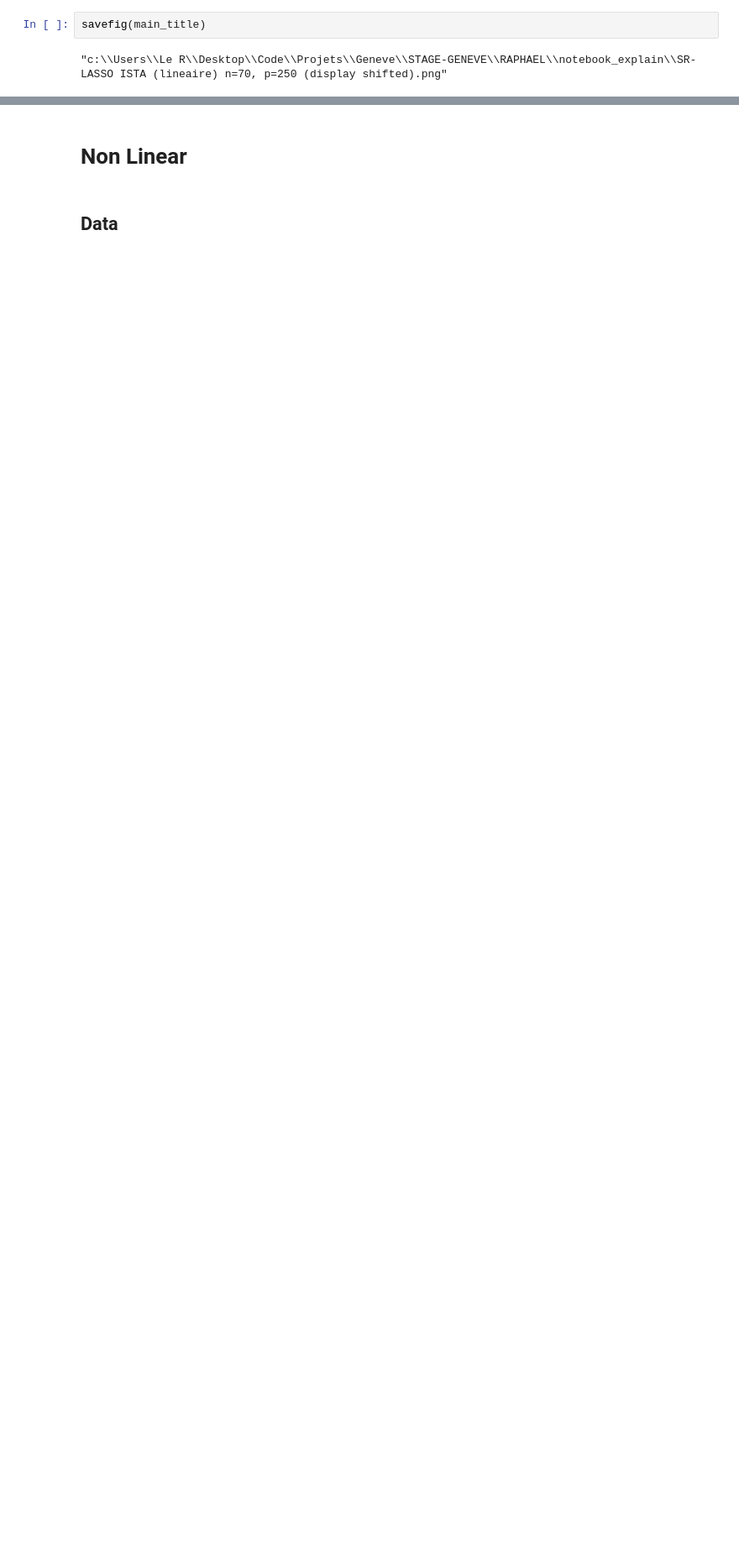
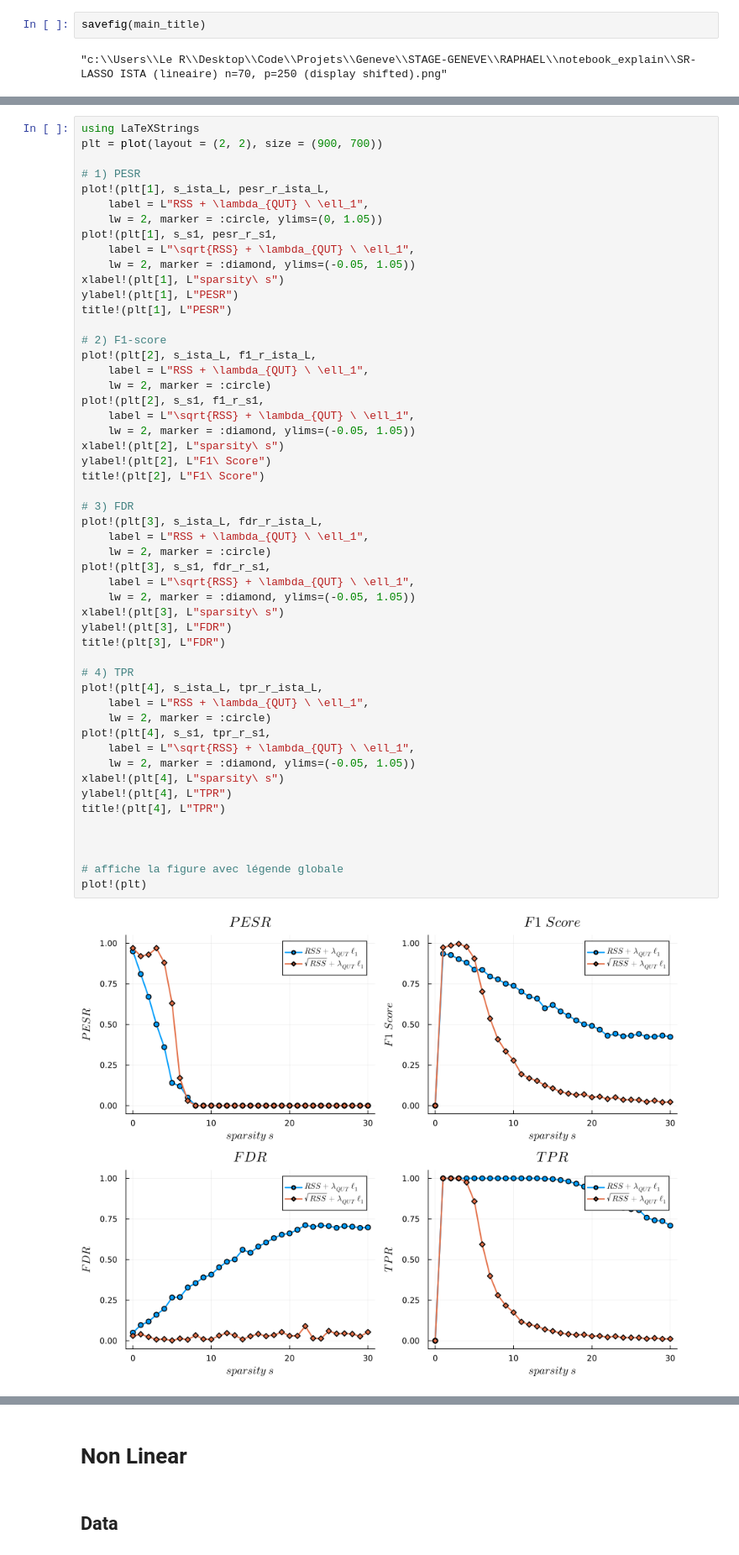
Before and after one commit to AymenBlk/STAGE-GENEVE, a Jupyter notebook: RAPHAEL/notebook_explain/l_qut_1_linear_l1.ipynb, the cells around one changed output, grey strips where cells are left out. Shown at 84% size. Drawn from its saved outputs; the diff is of its cells as text; blank space fills up the shorter version.

```diff
--- a/RAPHAEL/notebook_explain/l_qut_1_linear_l1.ipynb
+++ b/RAPHAEL/notebook_explain/l_qut_1_linear_l1.ipynb
@@ -845,0 +866,54 @@ savefig(main_title)
+# %%
+using LaTeXStrings
+plt = plot(layout = (2, 2), size = (900, 700))
+
+# 1) PESR
+plot!(plt[1], s_ista_L, pesr_r_ista_L,
+    label = L"RSS + \lambda_{QUT} \ \ell_1",
+    lw = 2, marker = :circle, ylims=(0, 1.05))
+plot!(plt[1], s_s1, pesr_r_s1,
+    label = L"\sqrt{RSS} + \lambda_{QUT} \ \ell_1",
+    lw = 2, marker = :diamond, ylims=(-0.05, 1.05))
+xlabel!(plt[1], L"sparsity\ s")
+ylabel!(plt[1], L"PESR")
+title!(plt[1], L"PESR")
+
+# 2) F1-score
+plot!(plt[2], s_ista_L, f1_r_ista_L,
+    label = L"RSS + \lambda_{QUT} \ \ell_1",
+    lw = 2, marker = :circle)
+plot!(plt[2], s_s1, f1_r_s1,
+    label = L"\sqrt{RSS} + \lambda_{QUT} \ \ell_1",
+    lw = 2, marker = :diamond, ylims=(-0.05, 1.05))
+xlabel!(plt[2], L"sparsity\ s")
+ylabel!(plt[2], L"F1\ Score")
+title!(plt[2], L"F1\ Score")
+
+# 3) FDR
+plot!(plt[3], s_ista_L, fdr_r_ista_L,
+    label = L"RSS + \lambda_{QUT} \ \ell_1",
+    lw = 2, marker = :circle)
+plot!(plt[3], s_s1, fdr_r_s1,
+    label = L"\sqrt{RSS} + \lambda_{QUT} \ \ell_1",
+    lw = 2, marker = :diamond, ylims=(-0.05, 1.05))
+xlabel!(plt[3], L"sparsity\ s")
+ylabel!(plt[3], L"FDR")
+title!(plt[3], L"FDR")
+
+# 4) TPR
+plot!(plt[4], s_ista_L, tpr_r_ista_L,
+    label = L"RSS + \lambda_{QUT} \ \ell_1",
+    lw = 2, marker = :circle)
+plot!(plt[4], s_s1, tpr_r_s1,
+    label = L"\sqrt{RSS} + \lambda_{QUT} \ \ell_1",
+    lw = 2, marker = :diamond, ylims=(-0.05, 1.05))
+xlabel!(plt[4], L"sparsity\ s")
+ylabel!(plt[4], L"TPR")
+title!(plt[4], L"TPR")
+
+
+
+# affiche la figure avec légende globale
+plot!(plt)
+# %% [output]
+[figure, added]
```
Also changed, not shown: parts of 22 cells of this notebook, 30 other files.
